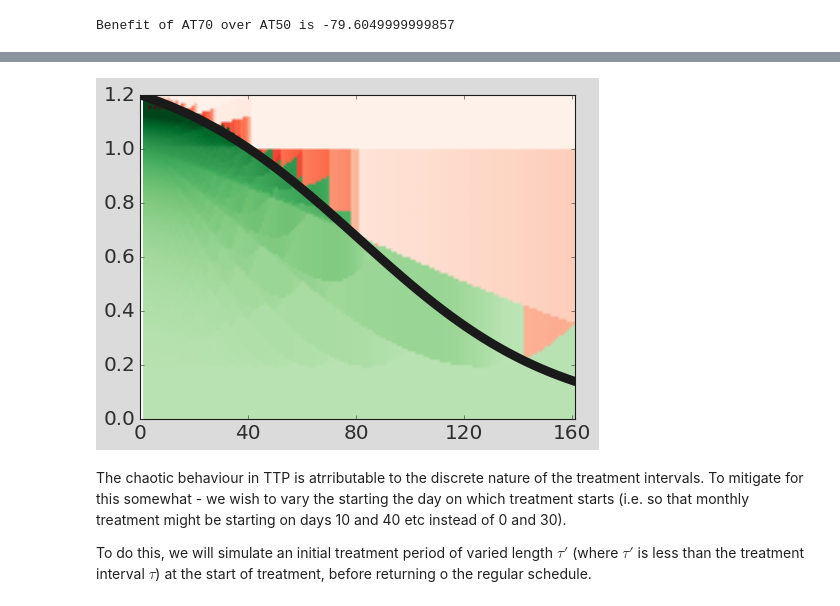
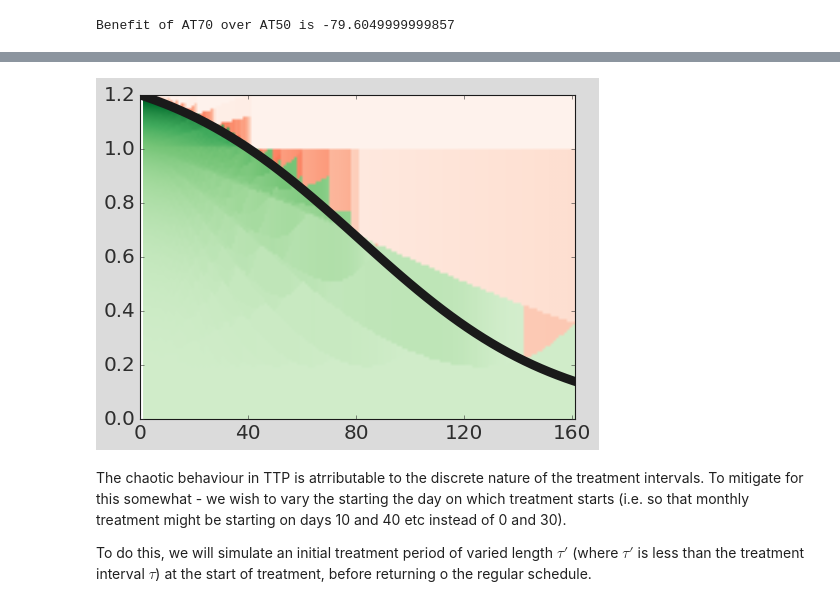
Before and after one commit to KCGallagher/AT_Model_Comparison, a Jupyter notebook: lotka_volterra/critical_threshold.ipynb, the cells around one changed output, grey strips where cells are left out. Cells and saved outputs as stored; diff of their text form; code cells hidden in the pictures.

Commit message:
Updated lotka-volterra plots

```diff
--- a/lotka_volterra/critical_threshold.ipynb
+++ b/lotka_volterra/critical_threshold.ipynb
@@ -111,7 +111,7 @@ def calc_result(params, n_crit, interval):
     arg = n_crit
     model = LotkaVolterraModel(dt=1); model.SetParams(**params)
     model.Simulate_AT(atThreshold=arg, atMethod='Threshold',
-                    intervalLength=interval, t_end=1500, refSize = params['N0'])
+                    intervalLength=interval, t_end=4000, refSize = params['N0'])
     model.resultsDf = model.resultsDf[model.resultsDf.TumourSize < 1.2 * params['N0']]
     return model.resultsDf.Time.max(), int(model.resultsDf.DrugConcentration.iloc[-1] > 0)
 
@@ -128,34 +128,34 @@ ttp_values, drug_values = vectorized_calc_ttp(
 
 ttp_values = ttp_values[:-1, :-1]
 drug_values = drug_values[:-1, :-1]
 
 # Create custom colormap
 cmap_red = plt.get_cmap('Reds')
 cmap_green = plt.get_cmap('Greens')
 
 cmap_combined = np.zeros((ttp_values.shape[0], ttp_values.shape[1], 3))
 for i in range(ttp_values.shape[0]):
     for j in range(ttp_values.shape[1]):
         if drug_values[i, j] == 1:
             cmap_combined[i, j, :] = cmap_green(ttp_values[i, j] / np.max(ttp_values))[:3]
         else:
             cmap_combined[i, j, :] = cmap_red(ttp_values[i, j] / np.max(ttp_values))[:3]
 
 fig, ax = plt.subplots(figsize=(7, 5))
 
 ax.plot(tau_values, n_stars, linewidth = 8, zorder=5, color='k', label = 'Optimal\nThreshold');
 
 im = ax.imshow(cmap_combined, origin='lower', extent=[tau_grid.min(), tau_grid.max(), crit_n_grid.min(), crit_n_grid.max()])
 # fig.colorbar(im, ax=ax); #ax.set_title('TTP of Patient 25')
 
 ax.set_xlim(tau_grid.min(), tau_grid.max())
 ax.set_ylim(crit_n_grid.min(), crit_n_grid.max())
 ax.set_aspect(100)
 ax.set_xticks(ax.get_xticks()[::2]);
 fig.tight_layout();
 plt.savefig("../figures/lotka_volterra_model_threshold_binary.pdf"); plt.show()
 # %% [output]
-[figure, old version]
+[figure, new version]
 # %% [markdown]
 The chaotic behaviour in TTP is atrributable to the discrete nature of the treatment intervals. To mitigate for this somewhat - we wish to vary the starting the day on which treatment starts (i.e. so that monthly treatment might be starting on days 10 and 40 etc instead of 0 and 30).
 
```
Also changed, not shown: parts of 4 cells of this notebook, 4 other files.
